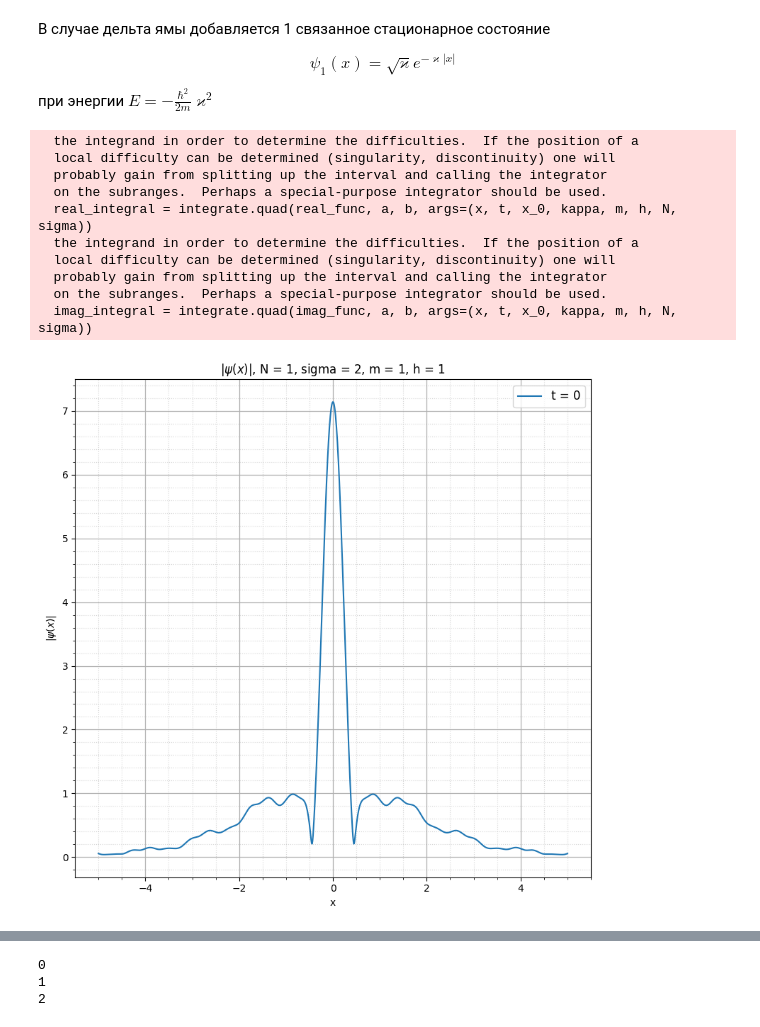
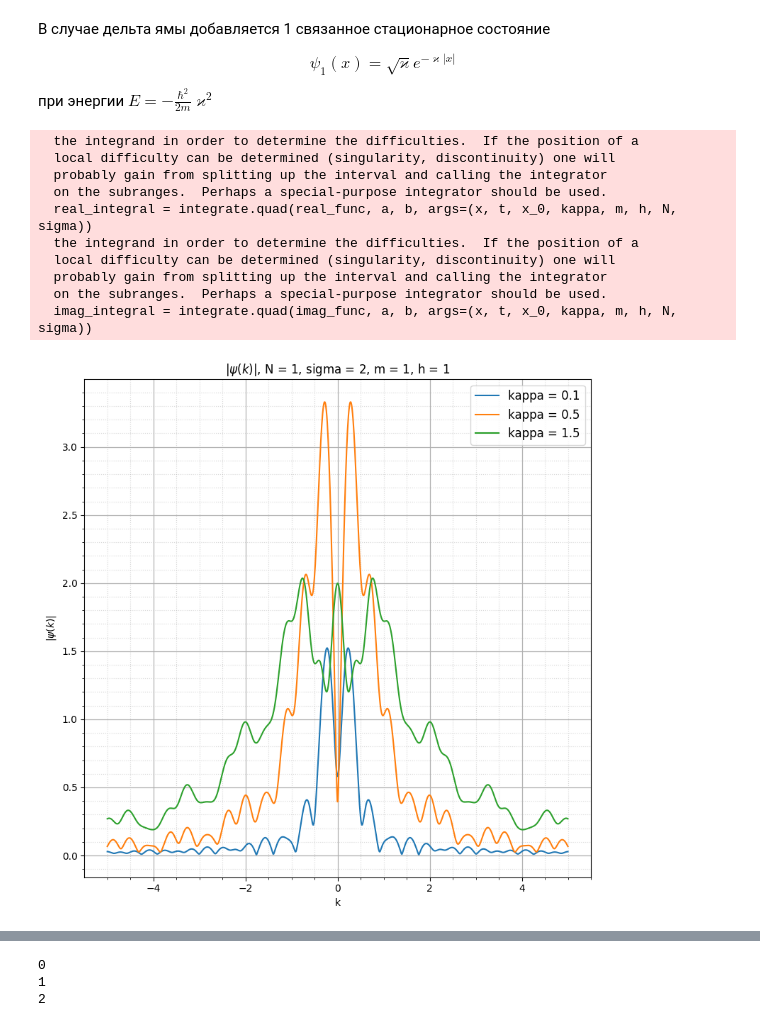
Before and after one commit to Panterrich/QuantumMechanics, a Jupyter notebook: task4.ipynb, the cells around one changed output, grey strips where cells are left out. Saved outputs shown, nothing was run; the diff lists cells and outputs as text; code cells hidden in the pictures.

```diff
--- a/task4.ipynb
+++ b/task4.ipynb
@@ -35,7 +35,7 @@ $$ \psi_1(x) = \sqrt{\varkappa} e^{-\varkappa |x|}$$
 
 при энергии $E = - \frac{\hbar^2}{2m} \varkappa^2$
 # %%
-C = (1 / np.pi) ** (1 / 2)
+C = (1 / (2 * np.pi)) ** (1 / 2)
 
 def psi_0(x, x_0 = 1, N = 1, sigma = 1):
     return N * np.exp(- (x - x_0) ** 2 / (2 * sigma ** 2))
@@ -52,7 +52,7 @@ def psi_even(x, k, kappa = 1):
 
     return C / ((1 + kappa ** 2 / k ** 2)) ** 0.5 * (np.cos(k * x) - kappa / k * np.sin(k * np.abs(x)))
 
-def coef_1(x_0 = 1, kappa = 1, N = 1, sigma = 1, by_integral = True):
+def coef_1(x_0 = 1, kappa = 1, N = 1, sigma = 1):
     a = kappa ** 0.5 * (2 * np.pi) ** 0.5 * N * sigma * np.exp(1/2 * sigma ** 2 * kappa ** 2) / 2
 
     term_1 = np.exp(  kappa * x_0) * special.erf((2 ** 0.5 * x_0 + 2 ** 0.5 * kappa * sigma ** 2) / (2 * sigma))
@@ -88,7 +88,7 @@ def integral(x, t, x_0 = 1, kappa = 1, m = 1, h = 1, N = 1, sigma = 1):
     b = 18
     real_integral = integrate.quad(real_func, a, b, args=(x, t, x_0, kappa, m, h, N, sigma))
     imag_integral = integrate.quad(imag_func, a, b, args=(x, t, x_0, kappa, m, h, N, sigma))
-    return real_integral[0] + 1j*imag_integral[0]
+    return 2 * (real_integral[0] + 1j * imag_integral[0])
 
 def expr_k(x, k, psi_0, t, x_0 = 1, kappa = 1, m = 1, h = 1, N = 1, sigma = 1):
     return psi_0 * np.exp(-1j * k * x)
@@ -109,63 +109,73 @@ def psi(x, t, x_0 = 0, kappa = 1, m = 1, h = 1, N = 1, sigma = 1):
 
 def psi_k(k, t, psi_0, x_0 = 0, kappa = 1, m = 1, h = 1, N = 1, sigma = 1):
     return np.abs(integral_k(k, t, psi_0, x_0, kappa, m, h, N, sigma))
+
+def psi_a(x, t, x_0 = 1, m = 1, h = 1, N = 1, sigma = 1):
+    return (2 * m) ** 0.5 * N * sigma * (1 + 1j) * np.exp(- (m * (x - x_0) ** 2) / (2 * (1j * h * t + m * sigma ** 2))) / (1j * m * sigma ** 2 - h * t) ** 0.5 / 2
 # %%
 mpl.rcParams['font.size'] = 16                   # Управление стилем, в данном случаем - размером шрифта
 plt.figure(figsize = (8,8), facecolor = "white") # Создаем фигуру
 plt.style.use('default')
 # Подписываем оси и график
-plt.title(r'$|\psi(x)|$, N = 1, sigma = 2, m = 1, h = 1')
-plt.ylabel(r'$|\psi(x)|$')
-plt.xlabel(r"x")
+plt.title(r'$|\psi(k)|$, N = 1, sigma = 2, m = 1, h = 1')
+plt.ylabel(r'$|\psi(k)|$')
+plt.xlabel(r"k")
 
-x = np.linspace(-5, 15, 1000)
-k = np.linspace(-5, 5, 1000)
+h = 1
+m = 1
+N = 1
 
-res_0 = []
-res_1 = []
-res_2 = []
-res_3 = []
+t = 50
 
-for i in x:
-    res_0.append(psi(i, 10, 2.5, 1, 1, 1, 1, 2))
-    # res_1.append(np.abs(psi(i, 1, 1, 0.25, 1, 1, 1, 2)))
-    # res_2.append(np.abs(psi(i, 2, 1, 0.25, 1, 1, 1, 2)))
-    # res_3.append(np.abs(psi(i, 3, 1, 0.25, 1, 1, 1, 2)))
+x0 = 1
+sigma = 2
+kappa_arr = [0.1, 0.5, 1.5]
 
-res_k = []
+for kappa in kappa_arr:
+    x = np.linspace(-5, 15, 1000)
+    k = np.linspace(-5, 5, 1000)
 
-delta = x[1] - x[0]
-for j in k:
-    sum_1 = 0
-    for i in range(len(x)):
-        sum_1 += res_0[i] * np.exp(-1j * j * x[i]) * delta
-    res_k.append(sum_1)
+    res_0 = []
+    res_1 = []
+
+    for i in x:
+        res_0.append(psi(i, t, x0, kappa, m, h, N, sigma))
+        res_1.append(np.abs(psi_a(i, t, x0, m, h, N, sigma)))
+
+    res_k = []
+
+    delta = x[1] - x[0]
+    for j in k:
+        sum_1 = 0
+        for i in range(len(x)):
+            sum_1 += (res_0[i] - res_1[i]) * np.exp(-1j * j * x[i]) * delta
+        res_k.append(sum_1)
 
 
-plt.plot(k, np.abs(np.asarray(res_k)), label='t = 0')
-# plt.plot(x, res_1, label='t = 1')
-# plt.plot(x, res_2, label='t = 2')
+    plt.plot(k, np.abs(np.asarray(res_k)), label='kappa = {0}'.format(kappa))
+# plt.plot(x, res_0, label='Delta')
+# plt.plot(x, res_1, label='Without')
 # plt.plot(x, res_3, label='t = 3')
 
 plt.grid(visible = True, which = 'major', axis = 'both', alpha = 1, linewidth = 0.9)   # Активируем сетку
 plt.grid(visible = True, which = 'minor', axis = 'both', alpha = 0.5, linestyle = ':')
 
 plt.minorticks_on()
 plt.tight_layout()
 plt.legend(loc='best', fontsize = 12) # Активируем легенду графика
 plt.show()
 # %% [output]
   the integrand in order to determine the difficulties.  If the position of a
   local difficulty can be determined (singularity, discontinuity) one will
   probably gain from splitting up the interval and calling the integrator
   on the subranges.  Perhaps a special-purpose integrator should be used.
   real_integral = integrate.quad(real_func, a, b, args=(x, t, x_0, kappa, m, h, N, sigma))
   the integrand in order to determine the difficulties.  If the position of a
   local difficulty can be determined (singularity, discontinuity) one will
   probably gain from splitting up the interval and calling the integrator
   on the subranges.  Perhaps a special-purpose integrator should be used.
   imag_integral = integrate.quad(imag_func, a, b, args=(x, t, x_0, kappa, m, h, N, sigma))
-[figure, old version]
+[figure, new version]
 # %%
 plt.style.use('dark_background')
 
```
Also changed, not shown: parts of 2 cells of this notebook, 6 other files.
